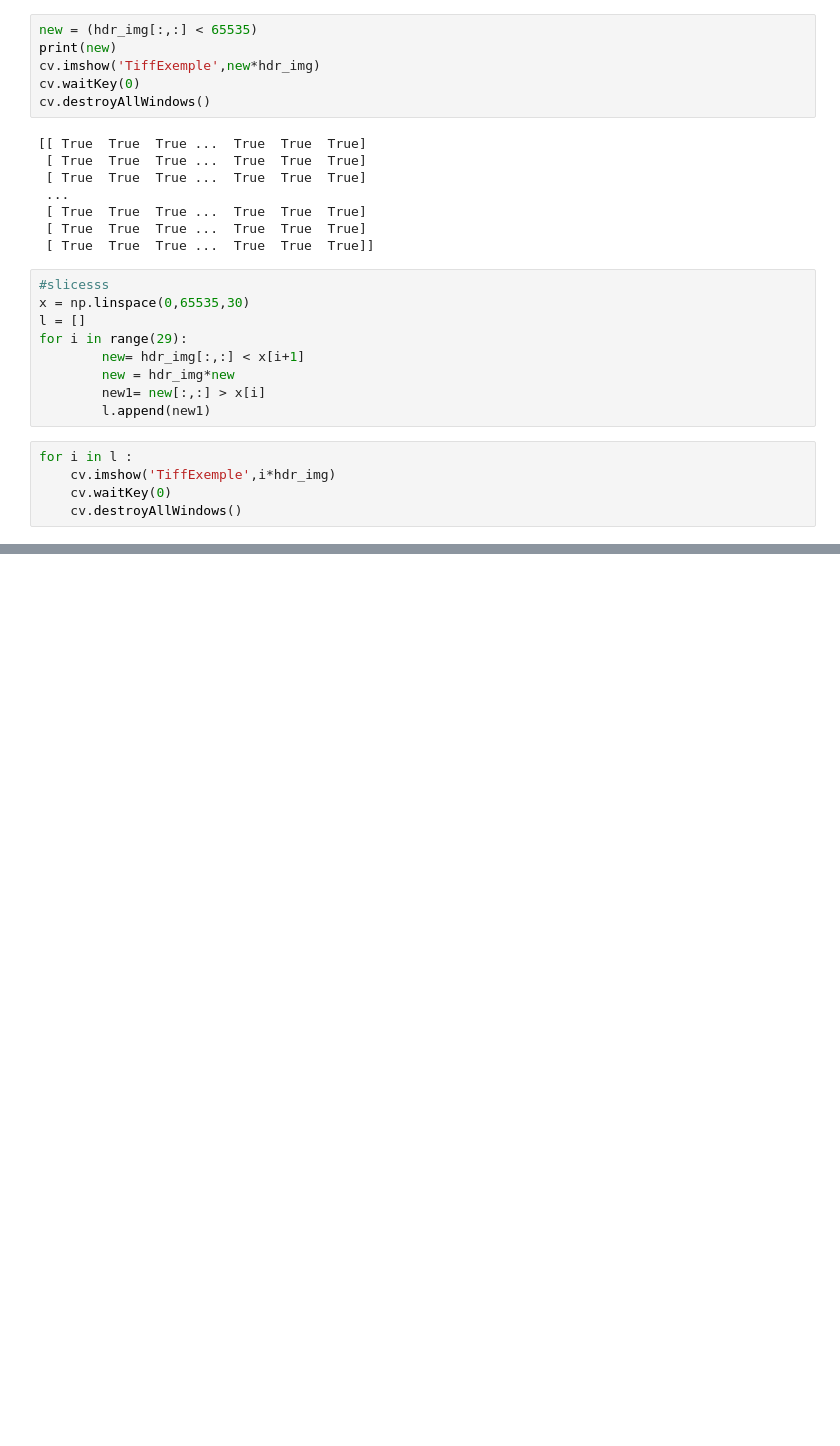
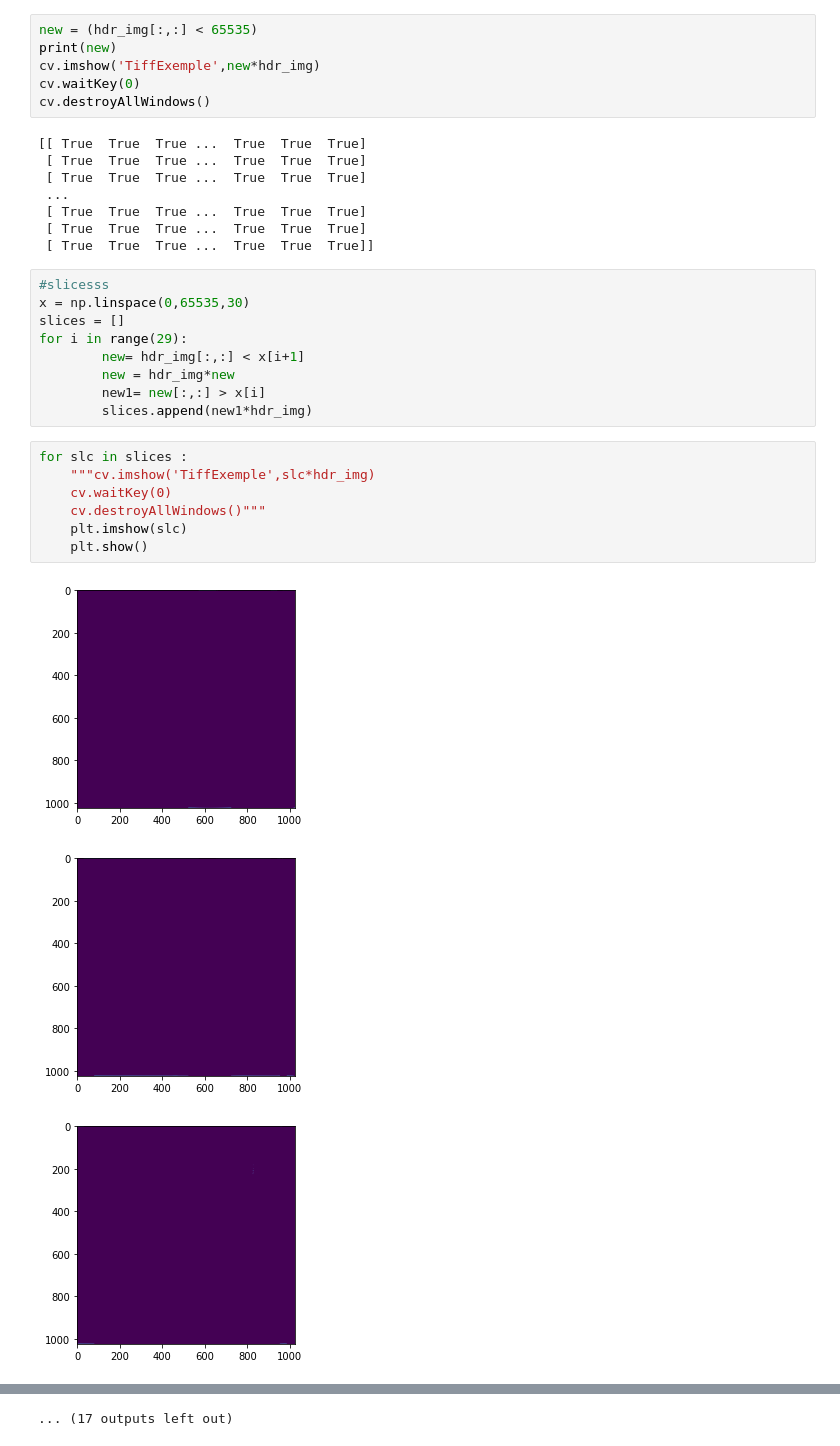
Before and after one commit to MNiko97/BilateralHistogramEqualization, a Jupyter notebook: bilateralFilter.ipynb, the cells around one changed output, grey strips where cells are left out. Cells and saved outputs as stored; diff of their text form; blank space fills up the shorter version.

```diff
--- a/bilateralFilter.ipynb
+++ b/bilateralFilter.ipynb
@@ -37,14 +53,20 @@ cv.destroyAllWindows()
 # %%
 #slicesss
 x = np.linspace(0,65535,30)
-l = []
+slices = []
 for i in range(29):
         new= hdr_img[:,:] < x[i+1]
         new = hdr_img*new
         new1= new[:,:] > x[i]
-        l.append(new1)
+        slices.append(new1*hdr_img)
 # %%
-for i in l :
-    cv.imshow('TiffExemple',i*hdr_img)
+for slc in slices :
+    """cv.imshow('TiffExemple',slc*hdr_img)
     cv.waitKey(0)
-    cv.destroyAllWindows()
+    cv.destroyAllWindows()"""
+    plt.imshow(slc)
+    plt.show()
+# %% [output]
+[figure, added]
+[figure, added]
+[figure, added]
@@ -50,0 +82 @@ for i in l :
+... (17 outputs left out)
```
Also changed, not shown: parts of 6 cells of this notebook.
